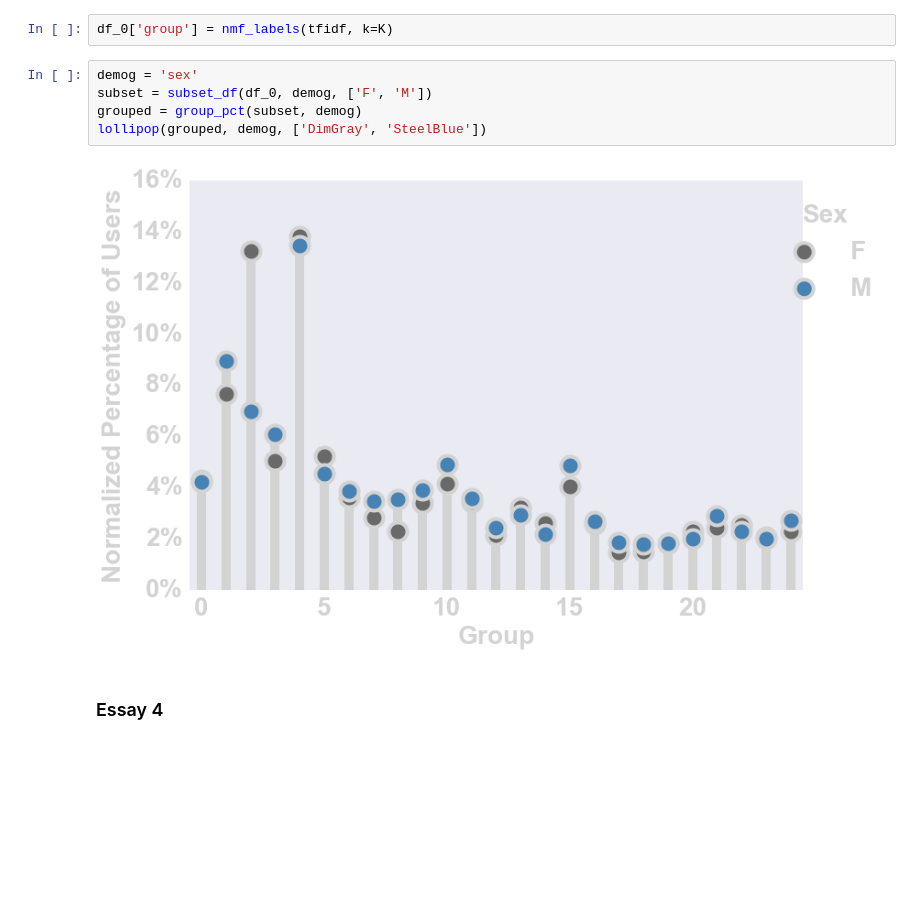
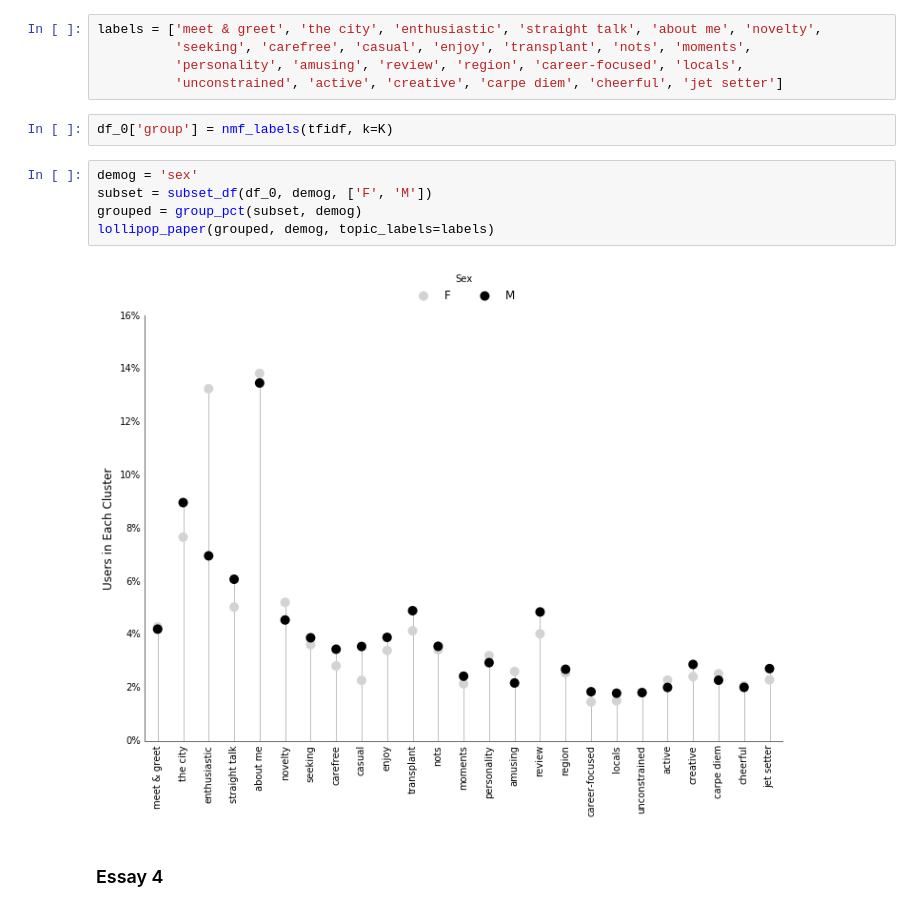
Before and after one commit to juanshishido/okcupid, a Jupyter notebook: OkNLP-paper.ipynb, the cells around one changed output. Drawn from its saved outputs; the diff is of its cells as text; blank space fills up the shorter version.

Commit message:
updated figures

```diff
--- a/OkNLP-paper.ipynb
+++ b/OkNLP-paper.ipynb
@@ -188,15 +188,20 @@ person | people | make | laugh | think | funny | kind | pretty | say | try | thi
 
 Group 24:
 've | lived | years | 've lived | got | 've got | world | lot | traveled | year | bit | spent | past | 'd | places | travel | home | countries | different | worked | 5 | far | told | 've told | europe ...
+# %%
+labels = ['meet & greet', 'the city', 'enthusiastic', 'straight talk', 'about me', 'novelty',
+          'seeking', 'carefree', 'casual', 'enjoy', 'transplant', 'nots', 'moments',
+          'personality', 'amusing', 'review', 'region', 'career-focused', 'locals',
+          'unconstrained', 'active', 'creative', 'carpe diem', 'cheerful', 'jet setter']
 # %%
 df_0['group'] = nmf_labels(tfidf, k=K)
 # %%
 demog = 'sex'
 subset = subset_df(df_0, demog, ['F', 'M'])
 grouped = group_pct(subset, demog)
-lollipop(grouped, demog, ['DimGray', 'SteelBlue'])
+lollipop_paper(grouped, demog, topic_labels=labels)
 # %% [output]
-[figure, old version]
+[figure, new version]
 # %% [markdown]
 ### Essay 4
 # %% [markdown]
```
Also changed, not shown: parts of 5 cells of this notebook.
